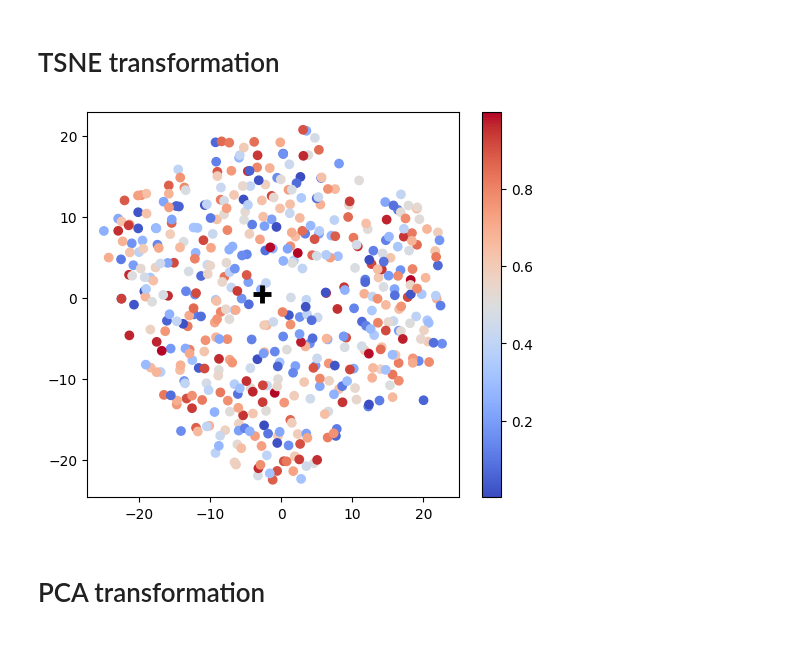
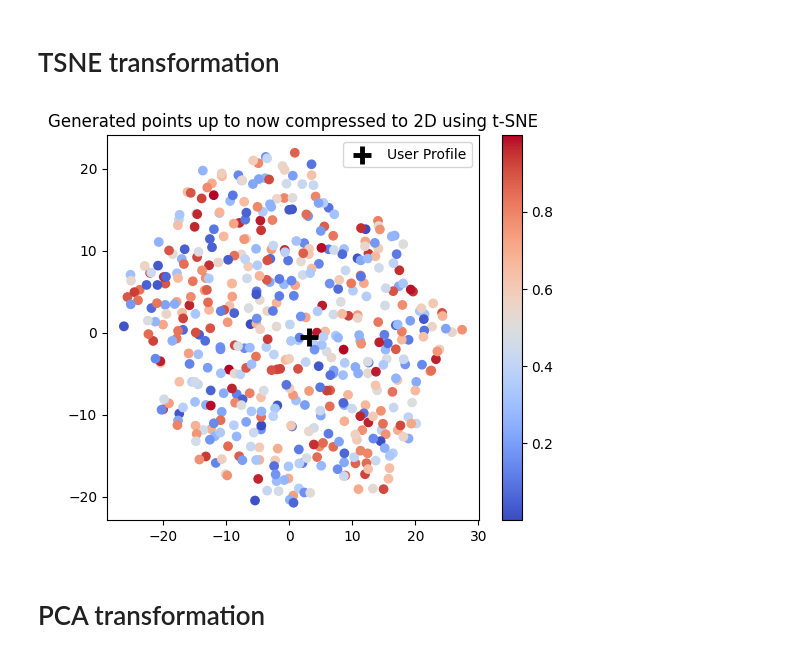
Before and after one commit to Schaban1/bachelor_thesis, a Jupyter notebook: scripts/plotting_test.ipynb, the cells around one changed output. Saved outputs shown, nothing was run; the diff lists cells and outputs as text; code cells hidden in the pictures.

Commit message:
style: Extract methods & add to utils

```diff
--- a/scripts/plotting_test.ipynb
+++ b/scripts/plotting_test.ipynb
@@ -18,17 +19,11 @@ for i in range(100):
     toy_uph.fit_user_profile(preferences=scores)
 # %% [markdown]
 # TSNE transformation
-# %%
-low_d_user_profile, low_d_embeddings, preferences = toy_uph.plotting_utils(algorithm='tsne')
-
-# PLot Embeddings with respective scores
-cmap = plt.get_cmap('coolwarm')
-fig = plt.figure(figsize=(6,5))
-p = plt.scatter(low_d_embeddings[:, 0], low_d_embeddings[:, 1], c=preferences, cmap=cmap)
-plt.colorbar(mappable=p)
-plt.scatter(low_d_user_profile[0], low_d_user_profile[1], c='black', s=150, marker='+', linewidth=3.5)
-plt.show()
-# %% [output]
-[figure, removed]
+# %%
+low_d_user_profile, low_d_embeddings, preferences = toy_uph.plotting_utils(algorithm='tsne')
+
+display_generated_points_user_profile_2d(low_d_embeddings=low_d_embeddings, preferences=preferences, low_d_user_profile=low_d_user_profile, compression_technique='t-SNE', save_path="../prototype/output/")
+# %% [output]
+[figure, added]
 # %% [markdown]
 # PCA transformation
```
Also changed, not shown: parts of 3 cells of this notebook, 1 other file.
